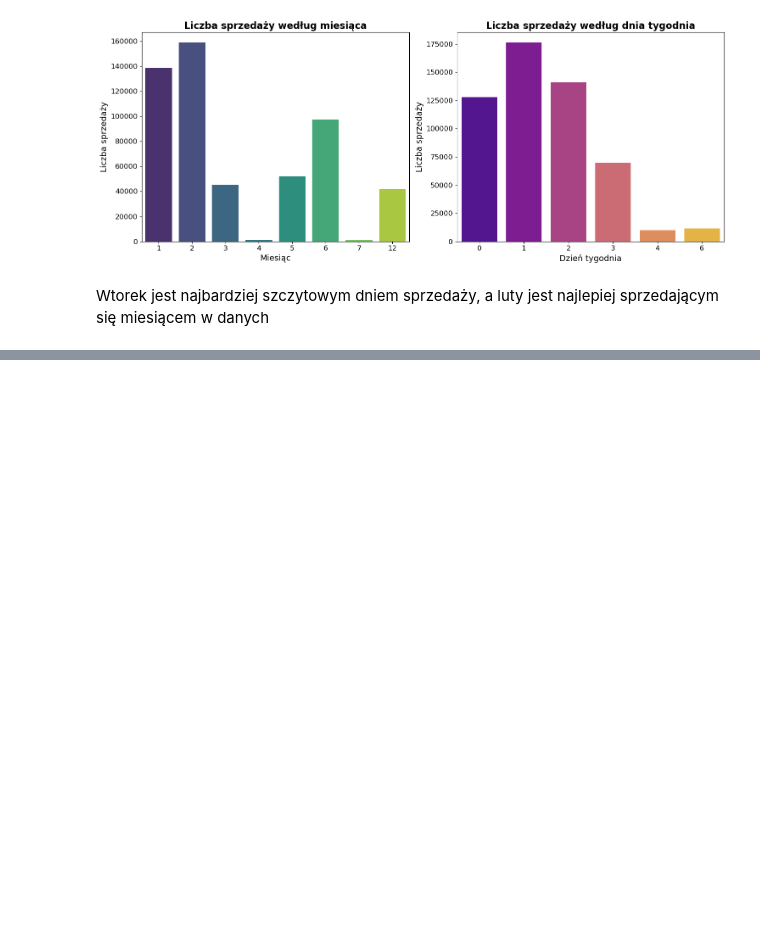
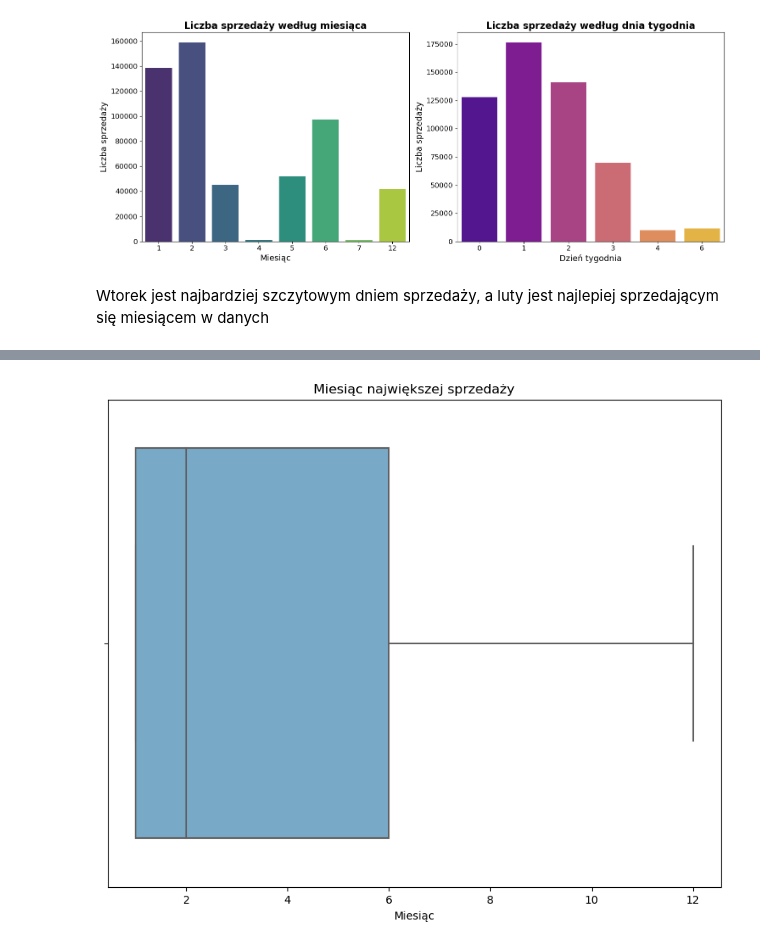
Before and after one commit to davydantoniuk/Analizatorzy-Jutra, a Jupyter notebook: plots/plots.ipynb, the cells around one changed output, grey strips where cells are left out. Saved outputs shown, nothing was run; the diff lists cells and outputs as text; code cells hidden in the pictures; blank space fills up the shorter version.

```diff
--- a/plots/plots.ipynb
+++ b/plots/plots.ipynb
@@ -170,0 +163,26 @@ plt.show()
+# %%
+def create_features(df):
+    """
+    Create time series features based on time series index.
+    """
+    df = df.copy()
+    df['hour'] = df.index.hour
+    df['quarter'] = df.index.quarter
+    df['month'] = df.index.month
+    return df
+
+df2=pd.read_csv("../car_prices.csv")
+saledate = df2['saledate'].str.split(expand=True)[[1,2,3,4,5]]
+df2['Datetime'] = pd.to_datetime(saledate[1] + ' ' + saledate[2].astype(str) + ' ' + saledate[3].astype(str) + ' ' + saledate[4] + ' ' + saledate[5])
+df2['Datetime'] = pd.to_datetime(df2['Datetime'], utc=True)
+df2 = df2.set_index(df2['Datetime'])
+df2 = df2.drop(columns=['saledate'])
+df2 = create_features(df2)
+# %%
+fig, ax = plt.subplots(figsize=(10, 8))
+sns.boxplot(data=df2, x='month', palette='Blues')
+ax.set_title('Miesiąc największej sprzedaży')
+ax.set_xlabel('Miesiąc')
+plt.show()
+# %% [output]
+[figure, added]
```
Also changed, not shown: parts of 7 cells of this notebook.
